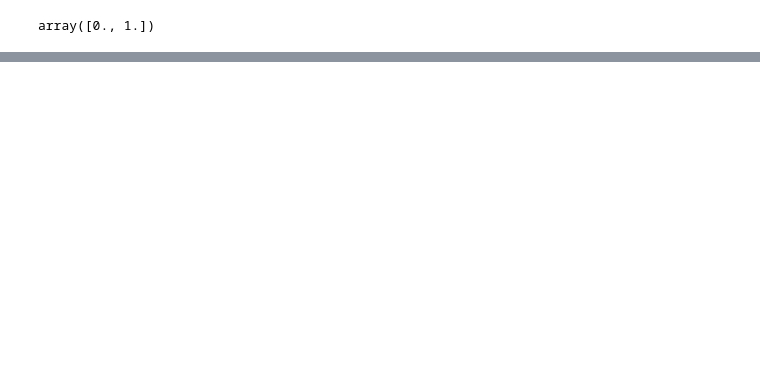
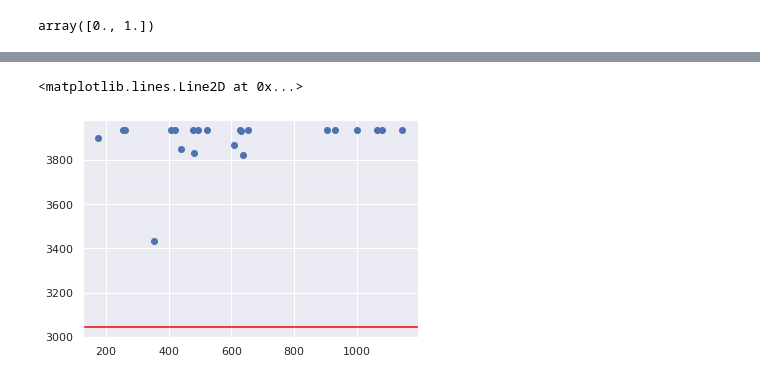
Before and after one commit to everyxs/BayesianOmics, a Jupyter notebook: DAG/Bayesian-Hyper-Opt.ipynb, the cells around one changed output, grey strips where cells are left out. Cells and saved outputs as stored; diff of their text form; code cells hidden in the pictures; blank space fills up the shorter version.

```diff
--- a/DAG/Bayesian-Hyper-Opt.ipynb
+++ b/DAG/Bayesian-Hyper-Opt.ipynb
@@ -982,0 +773,3 @@ edgesTop
+# %%
+Gorth = nx.read_edgelist("data/matched/reactome", delimiter='\t' , nodetype=str)
+len(Gorth)
@@ -982,0 +850,5 @@ edgesTop
+# %%
+table = ontOut.align(ont2,calculateFDRs="../../alignOntology/calculateFDRs")
+count = len(table[table['FDR']<=0.2])
+print(count)
+table
@@ -982,0 +874,28 @@ edgesTop
+# %%
+Gorig0 = nx.read_edgelist("data/new/co-expression.tsv", delimiter='\t' , nodetype=str,  data=(('weight',float),))
+Gorth = nx.read_edgelist("data/matched/reactome", delimiter='\t' , nodetype=str)
+maps, ont0 = f(0.1,0.2,5,50,5,Gorig0)
+match = []
+for gene in ont0.genes:
+    if gene in Gorth:
+        match.append(gene)
+Gorig2 = Gorig0.subgraph(match)
+threshList =  [0.1,0.3,0.5,0.7,0.9]# [0.1,0.2,0.3,0.4,0.5,0.6,0.7,0.8,0.9]
+powerList = [0.0,0.3]
+batchList = [150,50,15,5]
+topCount = 0
+butPower = 1
+topOnt = []
+topHyper = []
+for thresh in threshList:
+    for power in powerList:
+        for batch in batchList:
+            maps, ontOut = f(thresh, power, batch,50,5,Gorig2)
+            count = hypergeometricTestPairCount(Gorth,ontOut)
+            topOnt.append(ontOut)
+            topHyper.append({"thresh":thresh, "power":power, "batch":batch, "systemCount":len(ontOut.terms),"matchCount":count})
+            print(thresh,power,count)
+            if (count > topCount) | ((count == topCount) & (power < butPower)):
+                topCount = count
+                butPower = power
+                topMap = maps
@@ -982,0 +940,12 @@ edgesTop
+# %%
+x_val = []
+y_val = []
+for point in topHyper:
+    if (point['systemCount']>0):
+        x_val.append(point['systemCount'])
+        y_val.append(point['matchCount'])
+plt.scatter(x_val,y_val)
+plt.axhline(3043,color="red")
+# %% [output]
+<matplotlib.lines.Line2D at 0x...>
+[figure, added]
```
Also changed, not shown: parts of 68 cells of this notebook.
